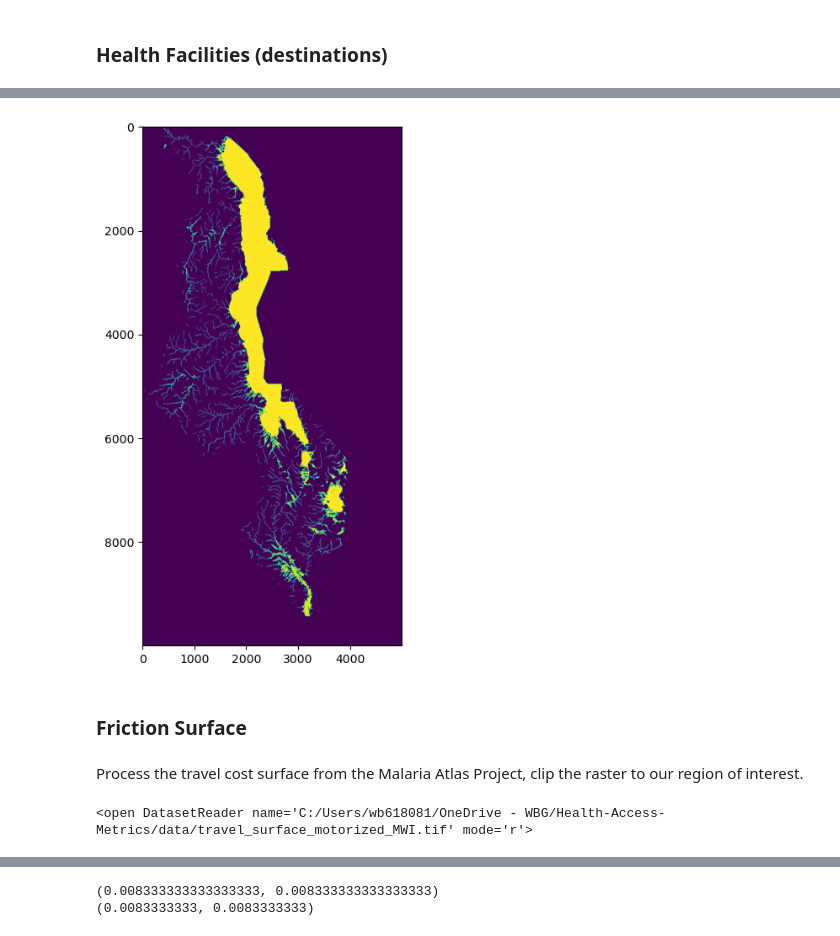
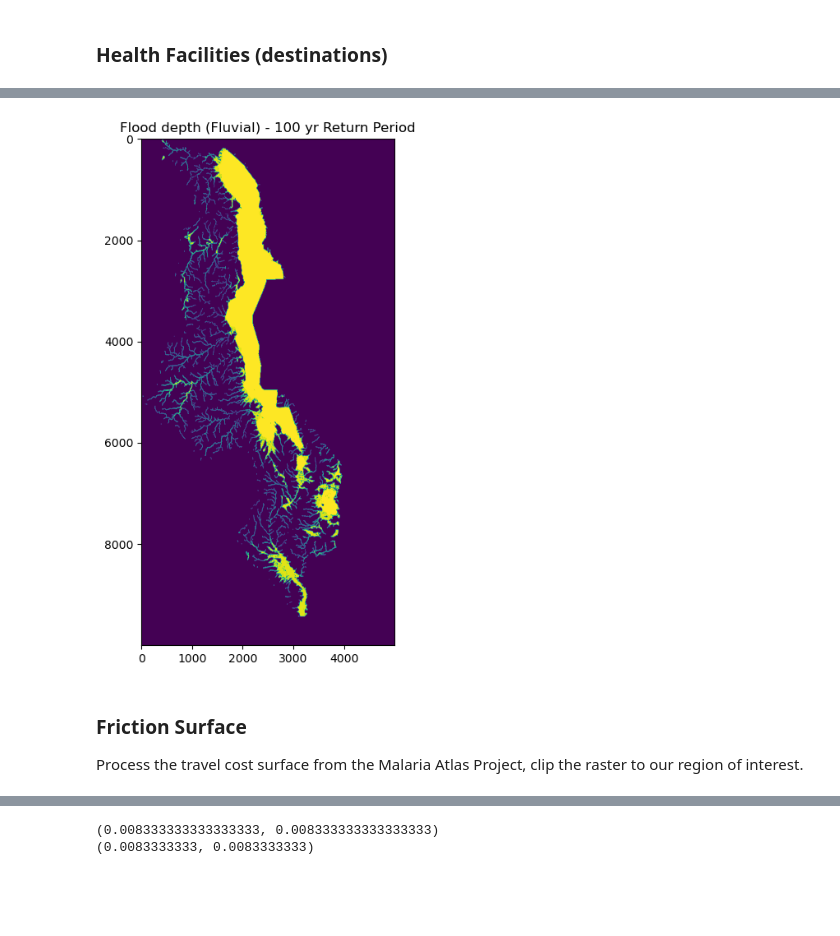
Before and after one commit to worldbank/Health-Access-Metrics, a Jupyter notebook: notebooks/HF_Access_raster_flood.ipynb, the cells around one changed output, grey strips where cells are left out. Cells and saved outputs as stored; diff of their text form; code cells hidden in the pictures; blank space fills up the shorter version.

Commit message:
Merge branch 'Matteo_branch' of https://github.com/worldbank/Health-Access-Metrics into Matteo_branch

```diff
--- a/notebooks/HF_Access_raster_flood.ipynb
+++ b/notebooks/HF_Access_raster_flood.ipynb
@@ -74 +91,5 @@ scratch_dir = join(expanduser("~/OneDrive - WBG"), 'Health-Access-Metrics')
+# %%
+data_dir = join(expanduser("/home/jupyter-wb618081"), 'data')
+scratch_dir = join(expanduser("/home/jupyter-wb618081"), 'Health-Access-Metrics')
+out_path = join(expanduser("/home/jupyter-wb618081"), 'Health-Access-Metrics', 'Output')
 # %% [markdown]
@@ -175,8 +188,21 @@ Dropdown(description='Flood RT:', index=6, options=('FU_1in10.tif', 'FU_1in100.t
 # %%
-# Use rasterio to open the file
+# Import multiple rasterio .tif file as a dictionary
+# Keys are return periods
+# Values are rasterio arrays
+
 # inland waters and oceans: 999
 # not-flooded areas: -9999
 # Other values represent the flood depth (in  m)
 
-flood_path = join(expanduser("R:/"), 'Data', 'GLOBAL','FLOOD_SSBN','v2_2019/malawi', 'fluvial_undefended', w.value)
-flood_rio = rio.open(flood_path)
+import os
+
+flood_path = join(data_dir, iso,'FLOOD_SSBN','fluvial_undefended')
+files=os.listdir(flood_path)
+
+flood_dict = {}
+for file in files:
+    key = file.split('_')[1].split('.')[0]
+    value = rio.open(join(flood_path,file)) #.read(1)
+    flood_dict[key] = value
+
+flood_dict
@@ -183,5 +220,7 @@ flood_rio = rio.open(flood_path)
 # %%
+rp = "1in100"
 fig, ax = plt.subplots(figsize=(6,8))
-im = ax.imshow(flood_rio.read(1), norm=colors.PowerNorm(gamma=0.5), cmap='viridis')
+ax.set_title("Flood depth (Fluvial) - {} yr Return Period".format(rp.split('in')[1]), fontsize=12, horizontalalignment='center')
+im = ax.imshow(flood_dict[rp].read(1), norm=colors.PowerNorm(gamma=0.5), cmap='viridis')
 # %% [output]
-[figure, old version]
+[figure, new version]
@@ -218,6 +227,6 @@ im = ax.imshow(flood_rio.read(1), norm=colors.PowerNorm(gamma=0.5), cmap='viridi
-# %% [markdown]
-### Friction Surface
 # %% [markdown]
+### Friction Surface
+
 Process the travel cost surface from the Malaria Atlas Project, clip the raster to our region of interest.
 # %%
 # # Only the first time, clip the travel friction surface to the country of interest
@@ -229,8 +238,5 @@ Process the travel cost surface from the Malaria Atlas Project, clip the raster
 # %%
 # Import the clipped friction surface
 
-out_travel_surface = join(scratch_dir, 'data', f"travel_surface_motorized_{iso}.tif")
-travel_surf = rio.open(out_travel_surface)
-travel_surf
+out_travel_surface = join(scratch_dir, 'data', iso, f"travel_surface_motorized_{iso}.tif")
+travel_surf = rio.open(out_travel_surface) #.read(1)
-# %% [output]
-<open DatasetReader name='C:/Users/wb618081/OneDrive - WBG/Health-Access-Metrics/data/travel_surface_motorized_MWI.tif' mode='r'>
```
Also changed, not shown: parts of 144 cells of this notebook, 5 other files.
